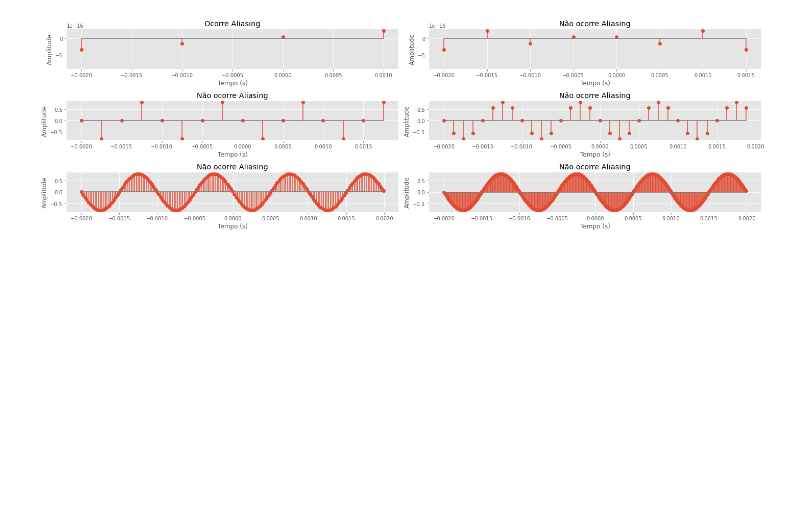
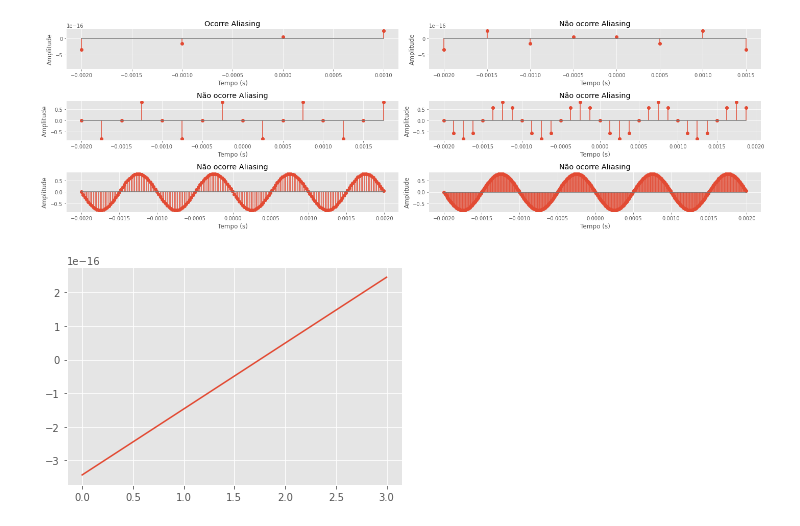
Before and after one commit to rocabrera/audio-learning, a Jupyter notebook: fourier_intro.ipynb, the cells around one changed output. Cells and saved outputs as stored; diff of their text form; code cells hidden in the pictures; blank space fills up the shorter version.

```diff
--- a/fourier_intro.ipynb
+++ b/fourier_intro.ipynb
@@ -191,9 +182,0 @@ plt.show()
-# %%
-fs  = 60 #Hz
-f0  = 5  #Lá
-phi = 0
-T   = 1/fs
-t = np.arange(0,1,T)
-x = np.cos((2*np.pi*f0+ phi)*t)
-plt.stem(t,x)
-plt.show()
@@ -220,11 +238,15 @@ phi    = np.pi/2
 fss    = [1000, 2000, 4000, 8000, 44100, 100000]
 respectNyquist = lambda f0, fs: "Não ocorre Aliasing" if fs >= 2*f0 else "Ocorre Aliasing"
 titles = map(partial(respectNyquist,f0),fss)
+
+ffts = []
+
 for ax, fs, title in zip(axs.flatten(), fss, titles):
 
     T   = 1/fs
     t   = np.arange(-.002,.002, T)
     x   = A*np.cos(2*np.pi*f0*t+phi)
+    ffts.append(np.fft.fft(x))
     ax.stem(t,x)
     ax.set_xlabel("Tempo (s)")
     ax.set_ylabel("Amplitude")
@@ -234,3 +256,10 @@ plt.tight_layout()
 plt.show()
 # %% [output]
 [figure]
+# %%
+plot_idft = lambda fft: plt.plot(np.real(np.fft.ifft(fft)))
+# %%
+plot_idft(ffts[0])
+plt.show()
+# %% [output]
+[figure, added]
```
Also changed, not shown: parts of 17 cells of this notebook, 3 other files.
